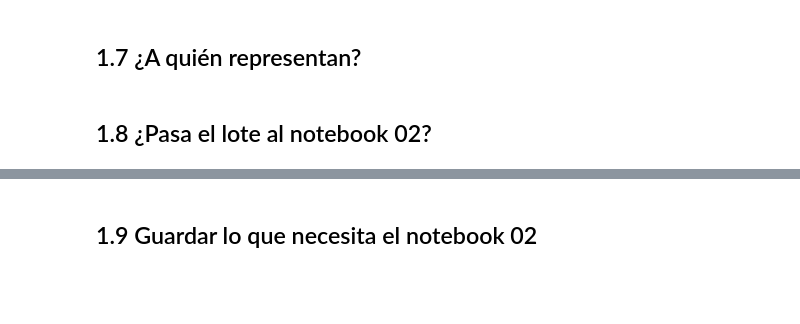
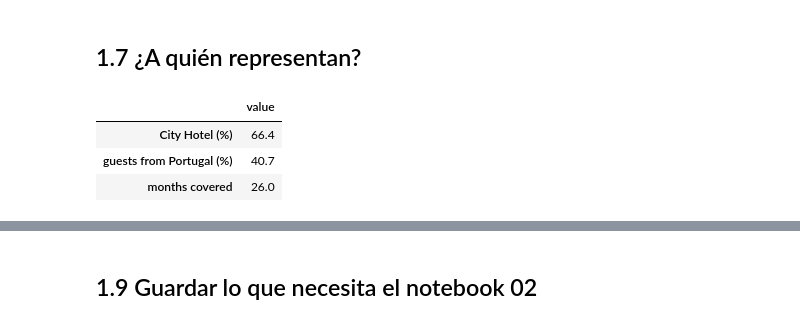
Before and after one commit to klorenzoe/hotel-booking-ML-project, a Jupyter notebook: hotel_booking_ml.ipynb, the cells around one changed output, grey strips where cells are left out. Drawn from its saved outputs; the diff is of its cells as text; code cells hidden in the pictures; blank space fills up the shorter version.

```diff
--- a/hotel_booking_ml.ipynb
+++ b/hotel_booking_ml.ipynb
@@ -347,4 +457,13 @@ pd.DataFrame({
 # %% [markdown]
 ## 1.7 ¿A quién representan?
-# %% [markdown]
-## 1.8 ¿Pasa el lote al notebook 02?
+# %%
+pd.Series({
+    "City Hotel (%)": pct(raw["hotel"] == "City Hotel"),
+    "guests from Portugal (%)": pct(raw["country"] == "PRT"),
+    "months covered": df["arrival_date"].dt.to_period("M").nunique(),
+}, name="value").to_frame()
+# %% [output]
+|  | value |
+| City Hotel (%) | 66.4 |
+| guests from Portugal (%) | 40.7 |
+| months covered | 26.0 |
```
Also changed, not shown: parts of 35 cells of this notebook.
